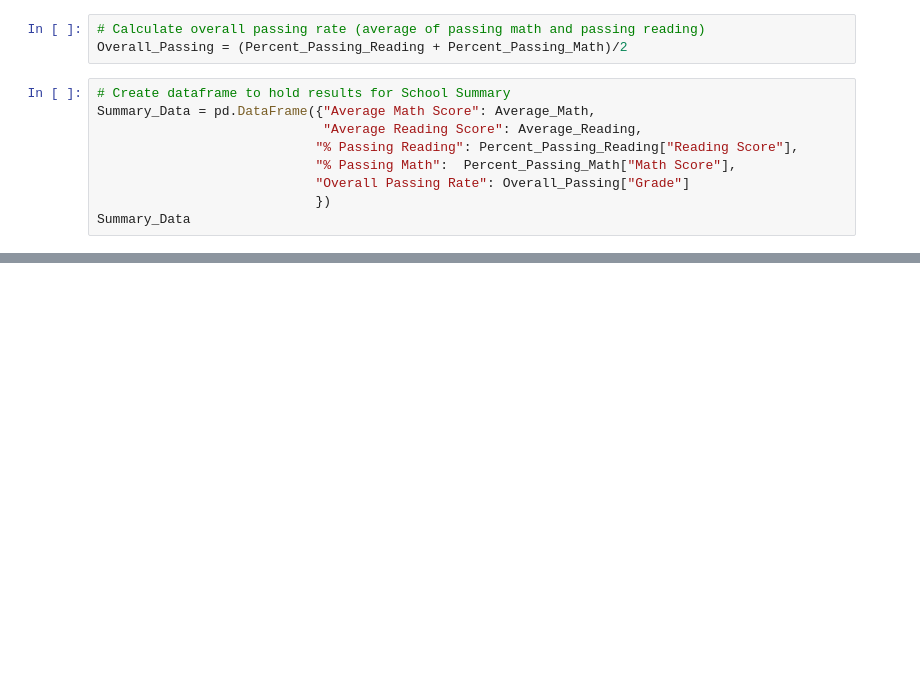
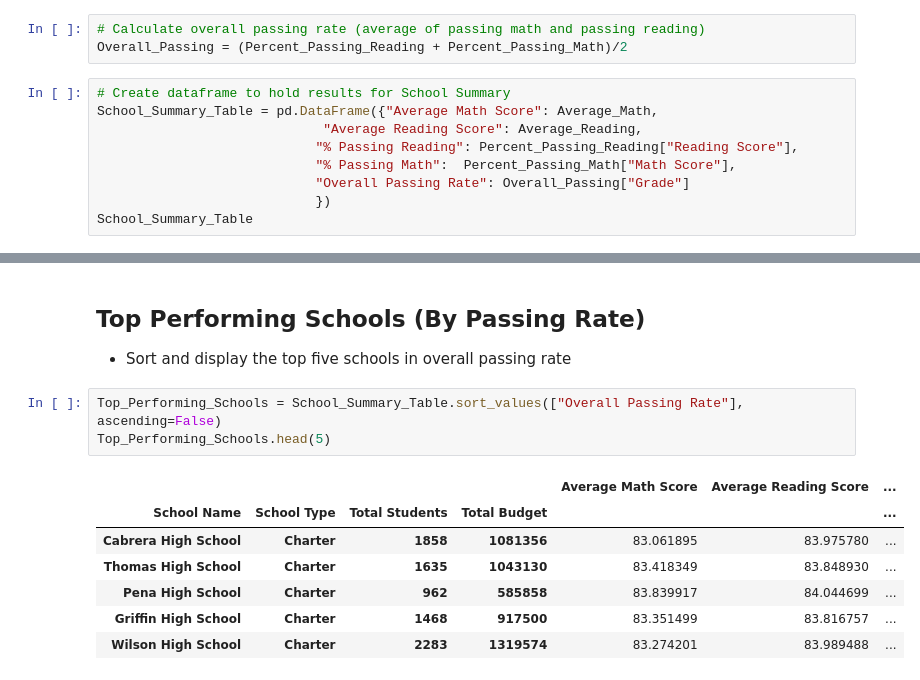
Before and after one commit to Rob-Ottogalli/pandas-challenge, a Jupyter notebook: PyCitySchools/PyCitySchools_Robert Ottogalli.ipynb, the cells around one changed output, grey strips where cells are left out. Cells and saved outputs as stored; diff of their text form; blank space fills up the shorter version.

Commit message:
Added Top and Bottom Perfomring Schools. Added markdown sections for remaining tasks.

```diff
--- a/PyCitySchools/PyCitySchools_Robert Ottogalli.ipynb
+++ b/PyCitySchools/PyCitySchools_Robert Ottogalli.ipynb
@@ -192,13 +192,13 @@ Percent_Passing_Math = (passing_math_count/Total_Scores)*100
 Overall_Passing = (Percent_Passing_Reading + Percent_Passing_Math)/2
 # %%
 # Create dataframe to hold results for School Summary
-Summary_Data = pd.DataFrame({"Average Math Score": Average_Math,
+School_Summary_Table = pd.DataFrame({"Average Math Score": Average_Math,
                              "Average Reading Score": Average_Reading,
                             "% Passing Reading": Percent_Passing_Reading["Reading Score"],
                             "% Passing Math":  Percent_Passing_Math["Math Score"],
                             "Overall Passing Rate": Overall_Passing["Grade"]
                             })
-Summary_Data
+School_Summary_Table
 # %% [output]
 |  |  |  |  | Average Math Score | Average Reading Score | ... |
 | School Name | School Type | Total Students | Total Budget |  |  | ... |
@@ -217,3 +217,17 @@ Summary_Data
 | Thomas High School | Charter | 1635 | 1043130 | 83.418349 | 83.848930 | ... |
 | Wilson High School | Charter | 2283 | 1319574 | 83.274201 | 83.989488 | ... |
 | Wright High School | Charter | 1800 | 1049400 | 83.682222 | 83.955000 | ... |
+# %% [markdown]
+## Top Performing Schools (By Passing Rate)
+* Sort and display the top five schools in overall passing rate
+# %%
+Top_Performing_Schools = School_Summary_Table.sort_values(["Overall Passing Rate"], ascending=False)
+Top_Performing_Schools.head(5)
+# %% [output]
+|  |  |  |  | Average Math Score | Average Reading Score | ... |
+| School Name | School Type | Total Students | Total Budget |  |  | ... |
+| Cabrera High School | Charter | 1858 | 1081356 | 83.061895 | 83.975780 | ... |
+| Thomas High School | Charter | 1635 | 1043130 | 83.418349 | 83.848930 | ... |
+| Pena High School | Charter | 962 | 585858 | 83.839917 | 84.044699 | ... |
+| Griffin High School | Charter | 1468 | 917500 | 83.351499 | 83.816757 | ... |
+| Wilson High School | Charter | 2283 | 1319574 | 83.274201 | 83.989488 | ... |
```
Also changed, not shown: parts of 7 cells of this notebook.
